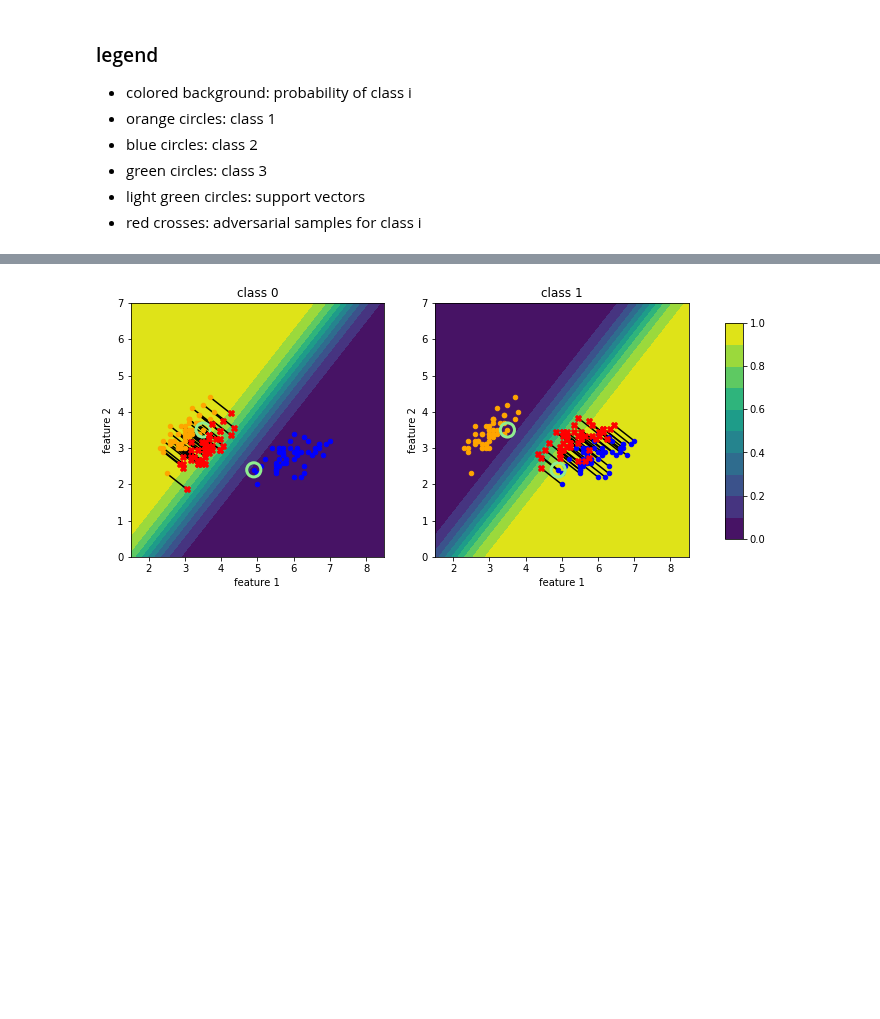
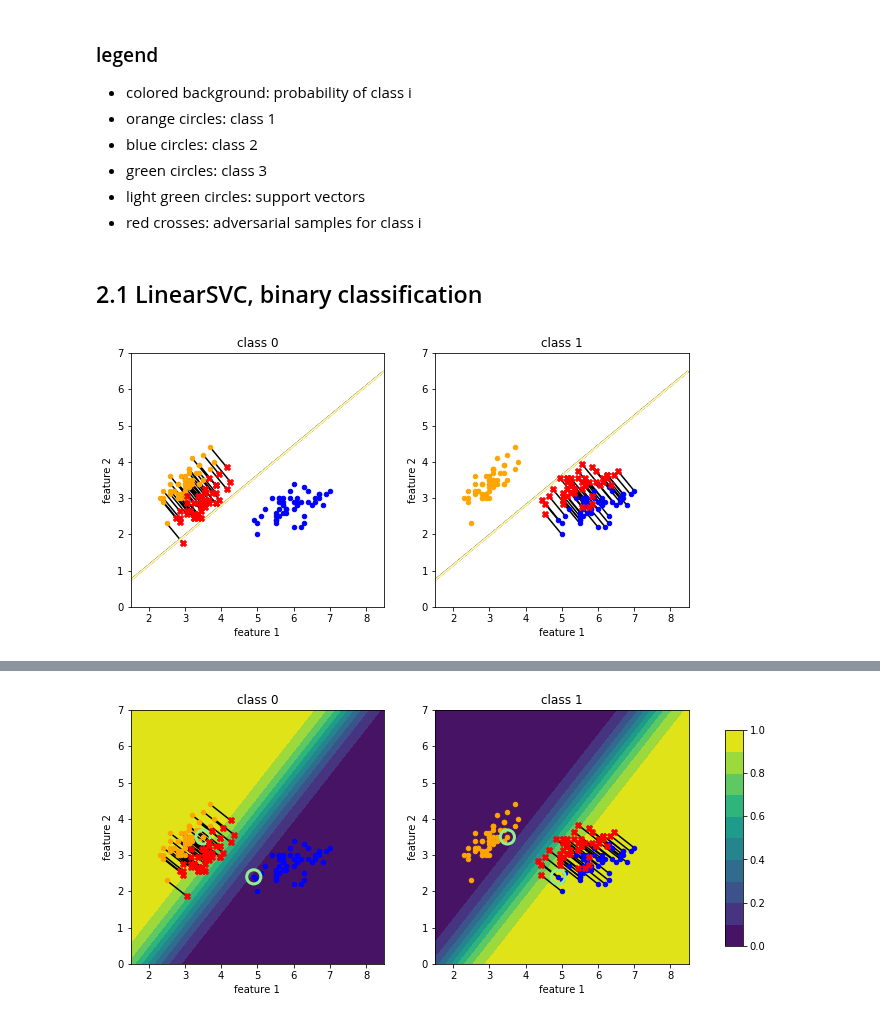
Before and after one commit to Trusted-AI/adversarial-robustness-toolbox, a Jupyter notebook: notebooks/sklearn_svm_svc.ipynb, the cells around one changed output, grey strips where cells are left out. Drawn from its saved outputs; the diff is of its cells as text; code cells hidden in the pictures; blank space fills up the shorter version.

Commit message:
Implement support for LinearSVC

```diff
--- a/notebooks/sklearn_svm_svc.ipynb
+++ b/notebooks/sklearn_svm_svc.ipynb
@@ -13,10 +13,13 @@ from art.utils import load_mnist
 # %% [markdown]
 # 1 Training scikit-learn SVC and attacking with ART Projected Gradient Descent
 # %%
-def get_adversarial_examples(x_train, kernel):
+def get_adversarial_examples(x_train, kernel, svc_type=None):
 
-    # Create scikit-learn SVC
-    skl_svc = SVC(C=1.0, kernel=kernel, degree=3, gamma='auto', coef0=0.0, shrinking=True, probability=True, tol=0.001, cache_size=200, class_weight=None, verbose=False, max_iter=-1, decision_function_shape='ovr', random_state=None)
+    if svc_type == 'LinearSVC':
+        skl_svc = LinearSVC(penalty='l2', loss='squared_hinge', dual=True, tol=0.0001, C=1.0, multi_class='ovr', fit_intercept=True, intercept_scaling=1, class_weight=None, verbose=0, random_state=None, max_iter=1000)
+    else:
+        # Create scikit-learn SVC
+        skl_svc = SVC(C=1.0, kernel=kernel, degree=3, gamma='auto', coef0=0.0, shrinking=True, probability=True, tol=0.001, cache_size=200, class_weight=None, verbose=False, max_iter=-1, decision_function_shape='ovr', random_state=None)
 
     # Fit SVC
     skl_svc.fit(X=x_train, y=y_train)
@@ -42,7 +45,7 @@ def get_data(num_classes):
     x_train[:, 1][y_train == 2] += 2
     return x_train, y_train
 # %%
-def plot_results(skl_svc, x_train, y_train, x_train_adv, num_classes):
+def plot_results(skl_svc, x_train, y_train, x_train_adv, num_classes, svc_type=None):
 
     fig, axs = plt.subplots(1, num_classes, figsize=(num_classes * 5, 5))
 #     fig.suptitle('Vertically stacked subplots')
@@ -64,9 +67,10 @@ def plot_results(skl_svc, x_train, y_train, x_train_adv, num_classes):
             axs[i_class].scatter(x_train[y_train==i_class_2][:, 0], x_train[y_train==i_class_2][:, 1], s=20, zorder=2, c=colors[i_class_2])
         axs[i_class].set_aspect('equal', adjustable='box')
 
-        # Mark support vectors with circles
-        for sv in skl_svc.support_vectors_:
-            axs[i_class].scatter(sv[0], sv[1], s=200, linewidth=3, facecolors='none', edgecolors='lightgreen', zorder=2)
+        if svc_type is None:
+            # Mark support vectors with circles
+            for sv in skl_svc.support_vectors_:
+                axs[i_class].scatter(sv[0], sv[1], s=200, linewidth=3, facecolors='none', edgecolors='lightgreen', zorder=2)
 
         # Show SVC predicted probability as contour plot
         h = .01
@@ -75,7 +79,7 @@ def plot_results(skl_svc, x_train, y_train, x_train_adv, num_classes):
 
         xx, yy = np.meshgrid(np.arange(x_min, x_max, h), np.arange(y_min, y_max, h))
 
-        if skl_svc.probability:
+        if svc_type is None and skl_svc.probability:
             Z_proba = skl_svc.predict_proba(np.c_[xx.ravel(), yy.ravel()])
             Z_proba = Z_proba[:, i_class].reshape(xx.shape)
             im = axs[i_class].contourf(xx, yy, Z_proba, levels=[0.0, 0.1, 0.2, 0.3, 0.4, 0.5, 0.6, 0.7, 0.8, 0.9, 1.0], vmin=0, vmax=1)
@@ -105,3 +109,12 @@ def plot_results(skl_svc, x_train, y_train, x_train_adv, num_classes):
 - green circles: class 3
 - light green circles: support vectors
 - red crosses: adversarial samples for class i
+# %% [markdown]
+## 2.1 LinearSVC, binary classification
+# %%
+num_classes = 2
+x_train, y_train = get_data(num_classes)
+x_train_adv, skl_svc = get_adversarial_examples(x_train, kernel='linear', svc_type='LinearSVC')
+plot_results(skl_svc, x_train, y_train, x_train_adv, num_classes, svc_type='LinearSVC')
+# %% [output]
+[figure, added]
```
Also changed, not shown: parts of 11 cells of this notebook, 1 other file.
